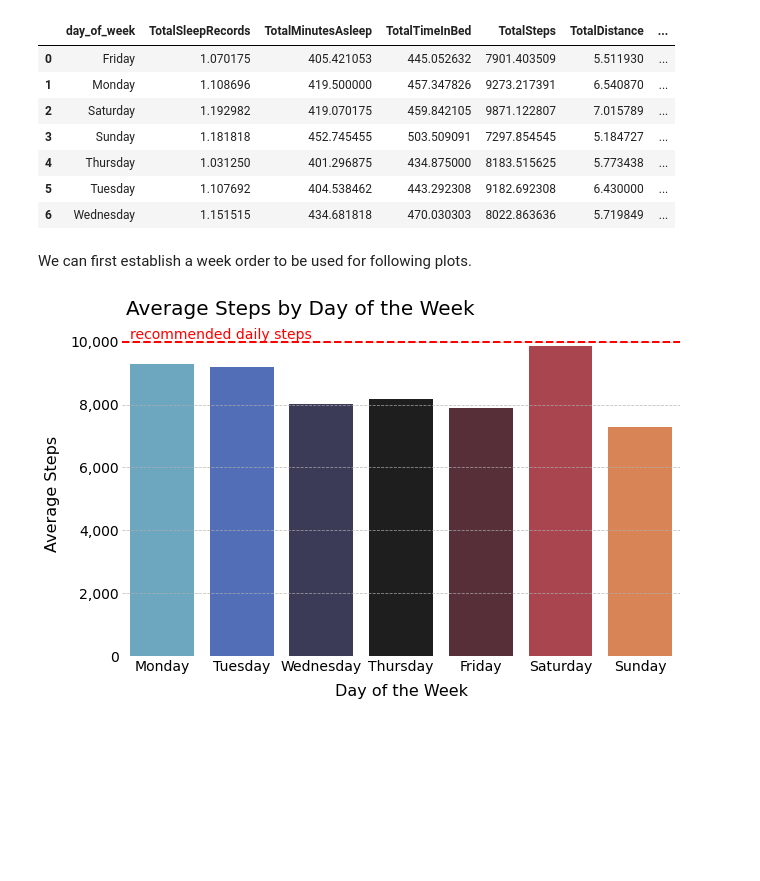
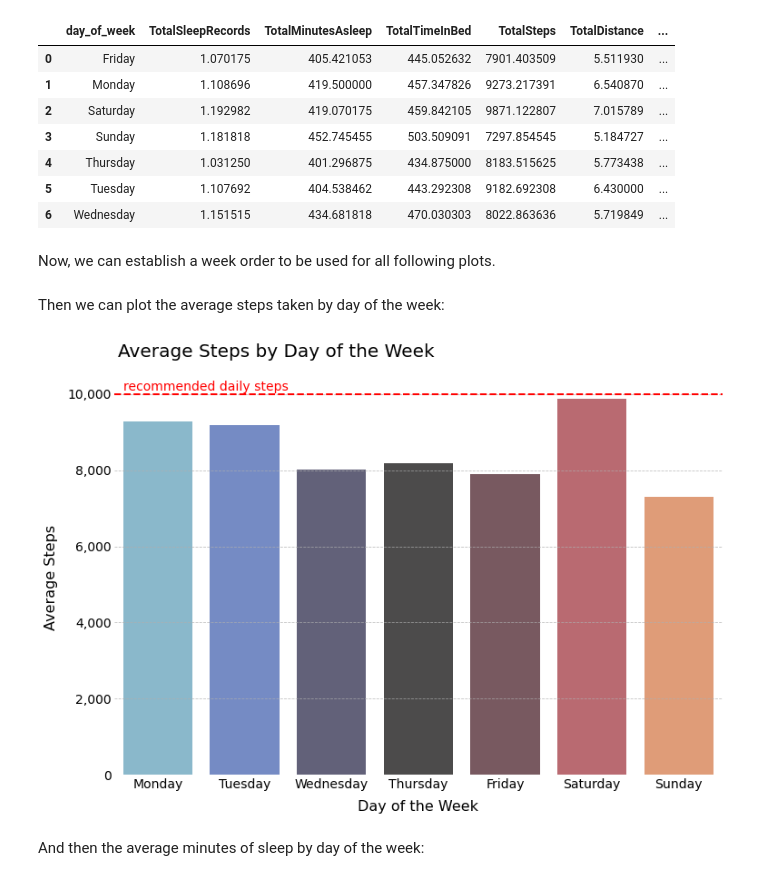
Before and after one commit to fahm1/portfolio, a Jupyter notebook: portfolio-book/_build/jupyter_execute/bellabeat_case_study/bellabeat_analysis.ipynb, the cells around one changed output. Drawn from its saved outputs; the diff is of its cells as text; code cells hidden in the pictures; blank space fills up the shorter version.

```diff
--- a/portfolio-book/_build/jupyter_execute/bellabeat_case_study/bellabeat_analysis.ipynb
+++ b/portfolio-book/_build/jupyter_execute/bellabeat_case_study/bellabeat_analysis.ipynb
@@ -371,7 +373,7 @@ df_day_activity:
         Columns: ['Id', 'ActivityDate', 'TotalSteps', 'TotalDistance', 'TrackerDistance', 'LoggedActivitiesDistance', 'VeryActiveDistance', 'ModeratelyActiveDistance', 'LightActiveDistance', 'Sedentar ...
         Shape: (940, 15)
 # %%
-columns_df_da = list(df_day_activity.columns.values)[4:-1]
+columns_df_da = list(df_day_activity.columns.values)[4:-5]
 # %%
 df_day_activity = df_day_activity.rename(columns={'ActivityDate': 'date', 'Id': 'id'})\
                                  .drop(columns=columns_df_da)
@@ -679,34 +692,39 @@ df_day_activity_sleep.groupby(by='day_of_week').mean().drop(columns='id').reset_
 | 5 | Tuesday | 1.107692 | 404.538462 | 443.292308 | 9182.692308 | 6.430000 | ... |
 | 6 | Wednesday | 1.151515 | 434.681818 | 470.030303 | 8022.863636 | 5.719849 | ... |
 # %% [markdown]
-We can first establish a week order to be used for following plots.
+Now, we can establish a week order to be used for all following plots.
 # %%
 WEEK_ORDER = ['Monday', 'Tuesday', 'Wednesday', 'Thursday', 'Friday', 'Saturday', 'Sunday']
+# %% [markdown]
+Then we can plot the average steps taken by day of the week:
 # %%
 fig, ax = plt.subplots(figsize=(12, 8), facecolor='w')
 plt.rcParams.update({'font.size': 14})
 
 sns.barplot(
             data=df_day_activity_sleep, x='day_of_week', y='TotalSteps',
-            order=WEEK_ORDER, palette='icefire', ci=None
+            order=WEEK_ORDER, palette='icefire', ci=None, alpha=0.8
             )
 plt.text(x=-0.4, y=10_100, s='recommended daily steps',
          color='red', ha='left')
 plt.axhline(y=10_000, color='red', linestyle='--', linewidth=2)
 
 ax.set_xlabel('Day of the Week', fontsize=16, labelpad=10)
 ax.set_ylabel('Average Steps', fontsize=16, labelpad=10)
-# ax.set_yticklabels(['{:,.0f}'.format(x) for x in ax.get_yticks()])
 ax.yaxis.set_major_formatter(mpl.ticker.StrMethodFormatter('{x:,.0f}'))
 ax.tick_params(axis='both', size=0)
 
 ax.grid(axis='y', linestyle='--', alpha=0.8)
 sns.despine(bottom=True, left=True)
 fig.suptitle('Average Steps by Day of the Week',
              fontsize=20, x=0.13, y=0.95, ha='left')
+
+# plt.savefig('steps_weekly.png', dpi=300, bbox_inches='tight')
 plt.show()
 # %% [output]
-[figure, old version]
+[figure, new version]
+# %% [markdown]
+And then the average minutes of sleep by day of the week:
 # %%
 fig, ax = plt.subplots(figsize=(12, 8), facecolor='w')
 plt.rcParams.update({'font.size': 14})
```
Also changed, not shown: parts of 81 cells of this notebook, 58 other files.
